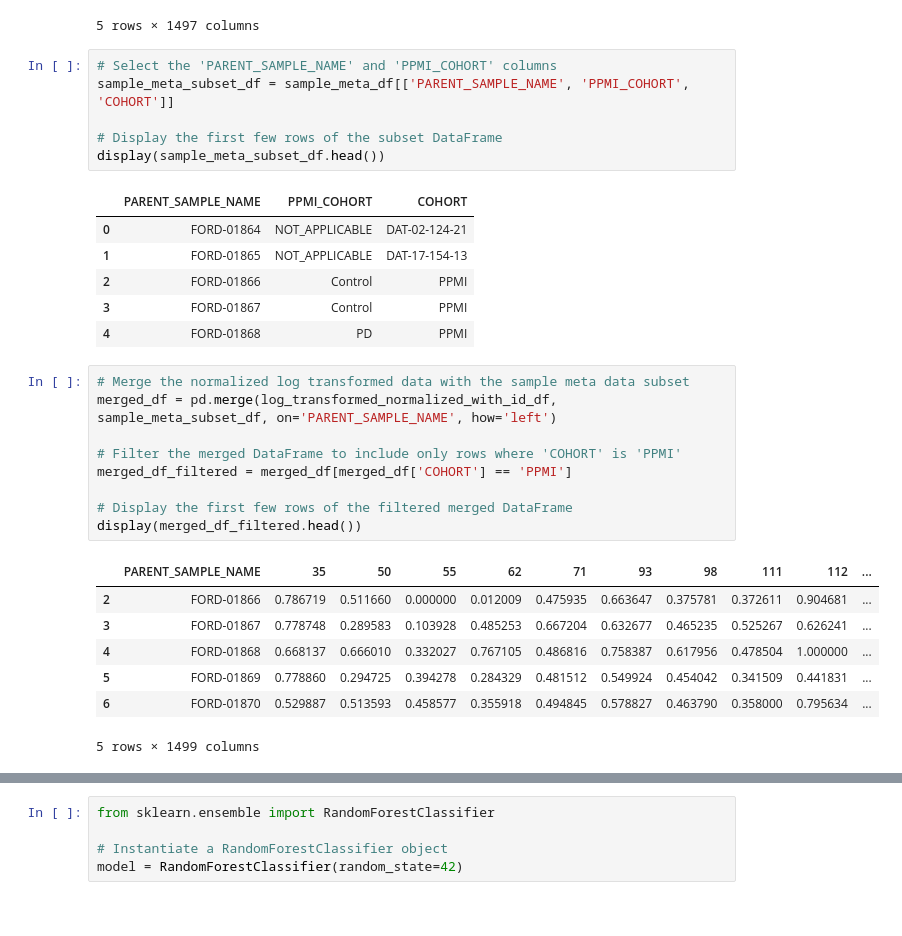
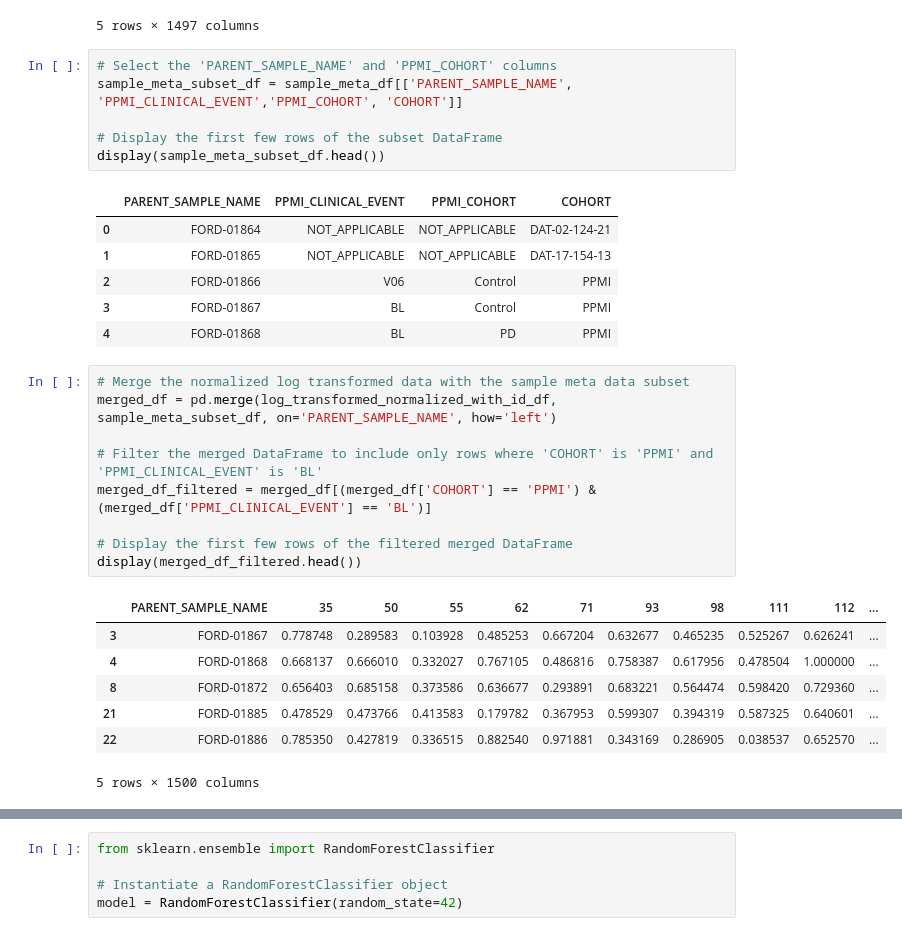
Before and after one commit to zrsteff/CSC587-PD-Project, a Jupyter notebook: PD_Project_Group_1.ipynb, the cells around one changed output, grey strips where cells are left out. Cells and saved outputs as stored; diff of their text form.

```diff
--- a/PD_Project_Group_1.ipynb
+++ b/PD_Project_Group_1.ipynb
@@ -109,33 +109,33 @@ display(log_transformed_normalized_with_id_df.head())
 5 rows × 1497 columns
 # %%
 # Select the 'PARENT_SAMPLE_NAME' and 'PPMI_COHORT' columns
-sample_meta_subset_df = sample_meta_df[['PARENT_SAMPLE_NAME', 'PPMI_COHORT', 'COHORT']]
+sample_meta_subset_df = sample_meta_df[['PARENT_SAMPLE_NAME', 'PPMI_CLINICAL_EVENT','PPMI_COHORT', 'COHORT']]
 
 # Display the first few rows of the subset DataFrame
 display(sample_meta_subset_df.head())
 # %% [output]
-|  | PARENT_SAMPLE_NAME | PPMI_COHORT | COHORT |
-| 0 | FORD-01864 | NOT_APPLICABLE | DAT-02-124-21 |
-| 1 | FORD-01865 | NOT_APPLICABLE | DAT-17-154-13 |
-| 2 | FORD-01866 | Control | PPMI |
-| 3 | FORD-01867 | Control | PPMI |
-| 4 | FORD-01868 | PD | PPMI |
+|  | PARENT_SAMPLE_NAME | PPMI_CLINICAL_EVENT | PPMI_COHORT | COHORT |
+| 0 | FORD-01864 | NOT_APPLICABLE | NOT_APPLICABLE | DAT-02-124-21 |
+| 1 | FORD-01865 | NOT_APPLICABLE | NOT_APPLICABLE | DAT-17-154-13 |
+| 2 | FORD-01866 | V06 | Control | PPMI |
+| 3 | FORD-01867 | BL | Control | PPMI |
+| 4 | FORD-01868 | BL | PD | PPMI |
 # %%
 # Merge the normalized log transformed data with the sample meta data subset
 merged_df = pd.merge(log_transformed_normalized_with_id_df, sample_meta_subset_df, on='PARENT_SAMPLE_NAME', how='left')
 
-# Filter the merged DataFrame to include only rows where 'COHORT' is 'PPMI'
-merged_df_filtered = merged_df[merged_df['COHORT'] == 'PPMI']
+# Filter the merged DataFrame to include only rows where 'COHORT' is 'PPMI' and 'PPMI_CLINICAL_EVENT' is 'BL'
+merged_df_filtered = merged_df[(merged_df['COHORT'] == 'PPMI') & (merged_df['PPMI_CLINICAL_EVENT'] == 'BL')]
 
 # Display the first few rows of the filtered merged DataFrame
 display(merged_df_filtered.head())
 # %% [output]
 |  | PARENT_SAMPLE_NAME | 35 | 50 | 55 | 62 | 71 | 93 | 98 | 111 | 112 | ... |
-| 2 | FORD-01866 | 0.786719 | 0.511660 | 0.000000 | 0.012009 | 0.475935 | 0.663647 | 0.375781 | 0.372611 | 0.904681 | ... |
 | 3 | FORD-01867 | 0.778748 | 0.289583 | 0.103928 | 0.485253 | 0.667204 | 0.632677 | 0.465235 | 0.525267 | 0.626241 | ... |
 | 4 | FORD-01868 | 0.668137 | 0.666010 | 0.332027 | 0.767105 | 0.486816 | 0.758387 | 0.617956 | 0.478504 | 1.000000 | ... |
-| 5 | FORD-01869 | 0.778860 | 0.294725 | 0.394278 | 0.284329 | 0.481512 | 0.549924 | 0.454042 | 0.341509 | 0.441831 | ... |
-| 6 | FORD-01870 | 0.529887 | 0.513593 | 0.458577 | 0.355918 | 0.494845 | 0.578827 | 0.463790 | 0.358000 | 0.795634 | ... |
+| 8 | FORD-01872 | 0.656403 | 0.685158 | 0.373586 | 0.636677 | 0.293891 | 0.683221 | 0.564474 | 0.598420 | 0.729360 | ... |
+| 21 | FORD-01885 | 0.478529 | 0.473766 | 0.413583 | 0.179782 | 0.367953 | 0.599307 | 0.394319 | 0.587325 | 0.640601 | ... |
+| 22 | FORD-01886 | 0.785350 | 0.427819 | 0.336515 | 0.882540 | 0.971881 | 0.343169 | 0.286905 | 0.038537 | 0.652570 | ... |
-5 rows × 1499 columns
+5 rows × 1500 columns
 # %%
 # Create a new DataFrame with features by dropping non-feature columns
```
Also changed, not shown: parts of 10 cells of this notebook.
